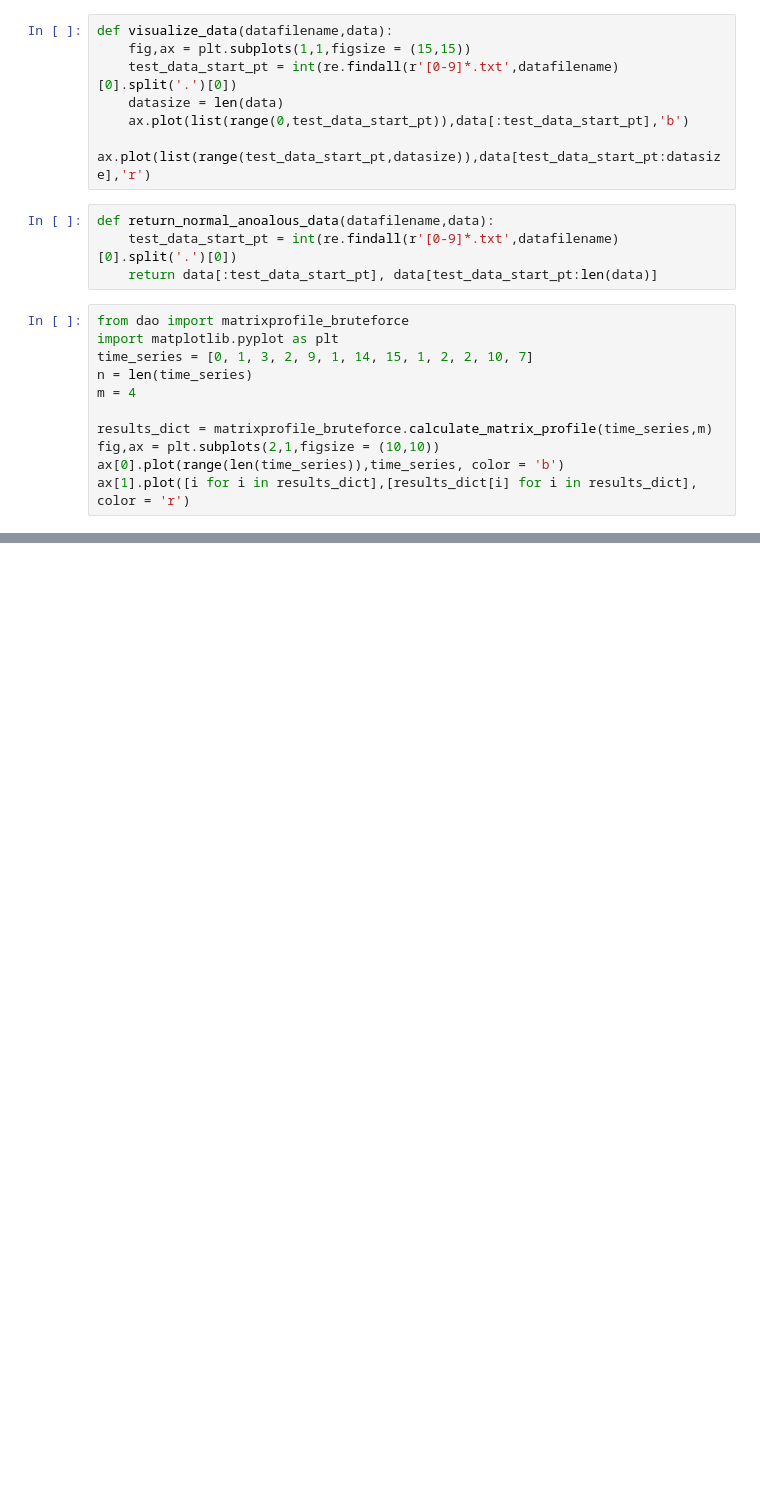
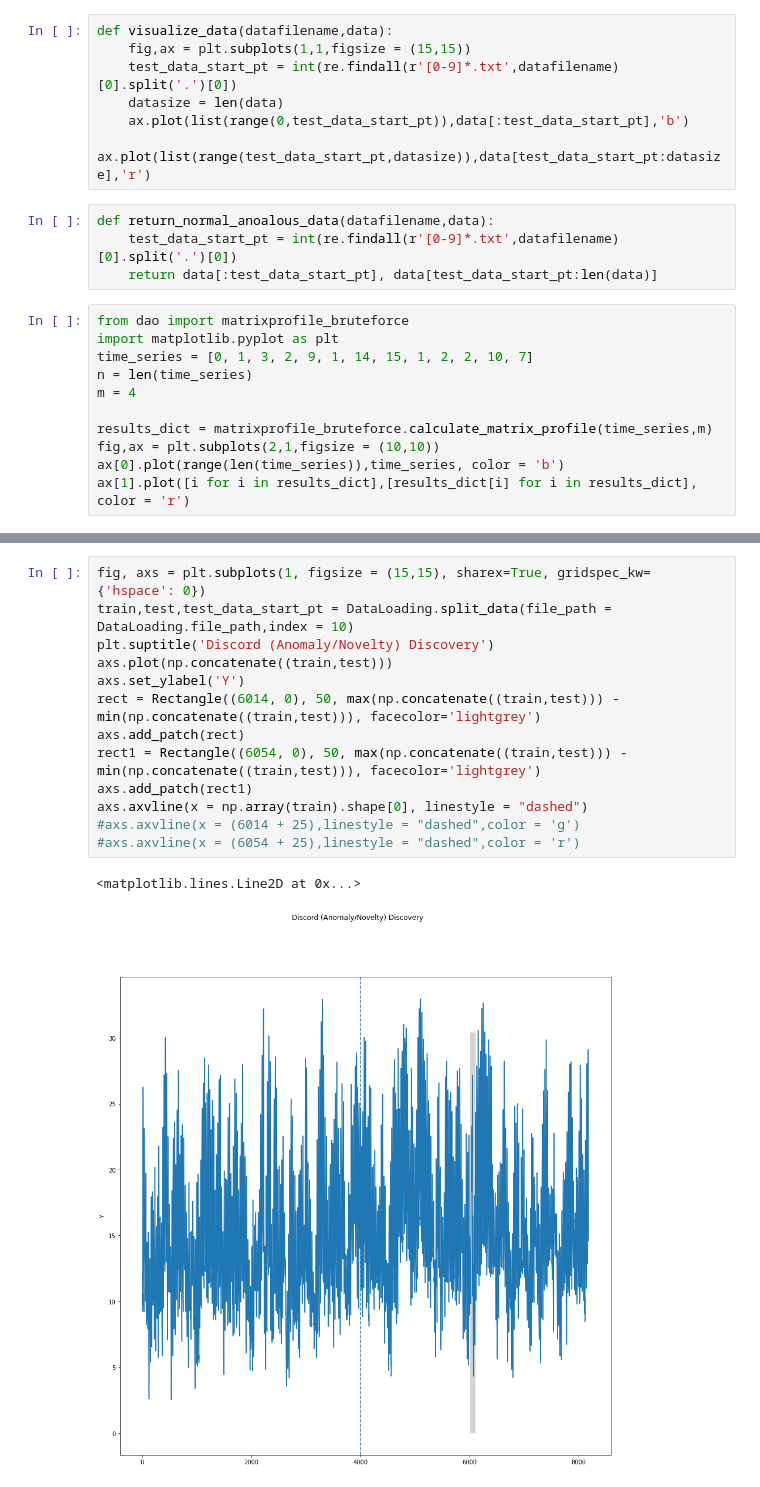
Before and after one commit to Pasindu19970808/Anomaly-Detection-Project, a Jupyter notebook: DataVisualization.ipynb, the cells around one changed output, grey strips where cells are left out. Cells and saved outputs as stored; diff of their text form; blank space fills up the shorter version.

```diff
--- a/DataVisualization.ipynb
+++ b/DataVisualization.ipynb
@@ -91,0 +210,16 @@ array([[-142.92884 ],
+# %%
+fig, axs = plt.subplots(1, figsize = (15,15), sharex=True, gridspec_kw={'hspace': 0})
+train,test,test_data_start_pt = DataLoading.split_data(file_path = DataLoading.file_path,index = 10)
+plt.suptitle('Discord (Anomaly/Novelty) Discovery')
+axs.plot(np.concatenate((train,test)))
+axs.set_ylabel('Y')
+rect = Rectangle((6014, 0), 50, max(np.concatenate((train,test))) - min(np.concatenate((train,test))), facecolor='lightgrey')
+axs.add_patch(rect)
+rect1 = Rectangle((6054, 0), 50, max(np.concatenate((train,test))) - min(np.concatenate((train,test))), facecolor='lightgrey')
+axs.add_patch(rect1)
+axs.axvline(x = np.array(train).shape[0], linestyle = "dashed")
+#axs.axvline(x = (6014 + 25),linestyle = "dashed",color = 'g')
+#axs.axvline(x = (6054 + 25),linestyle = "dashed",color = 'r')
+# %% [output]
+<matplotlib.lines.Line2D at 0x...>
+[figure, added]
```
Also changed, not shown: parts of 18 cells of this notebook, 5 other files.
